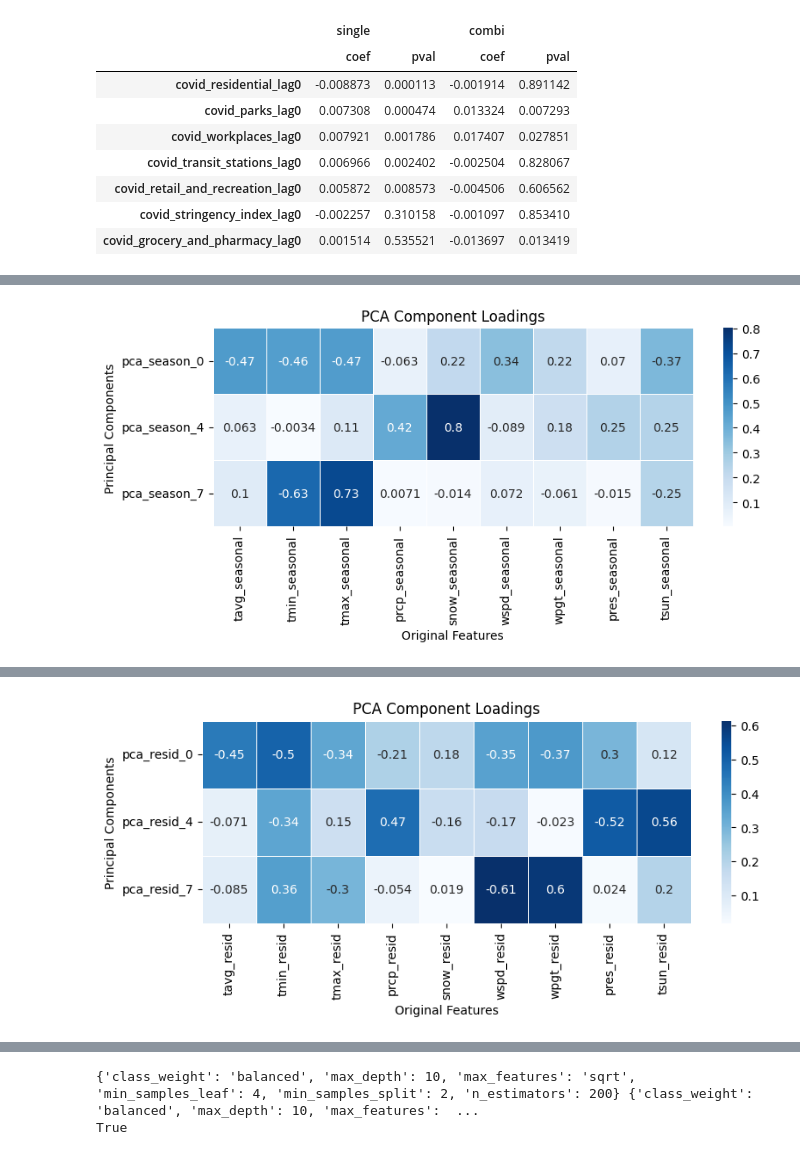
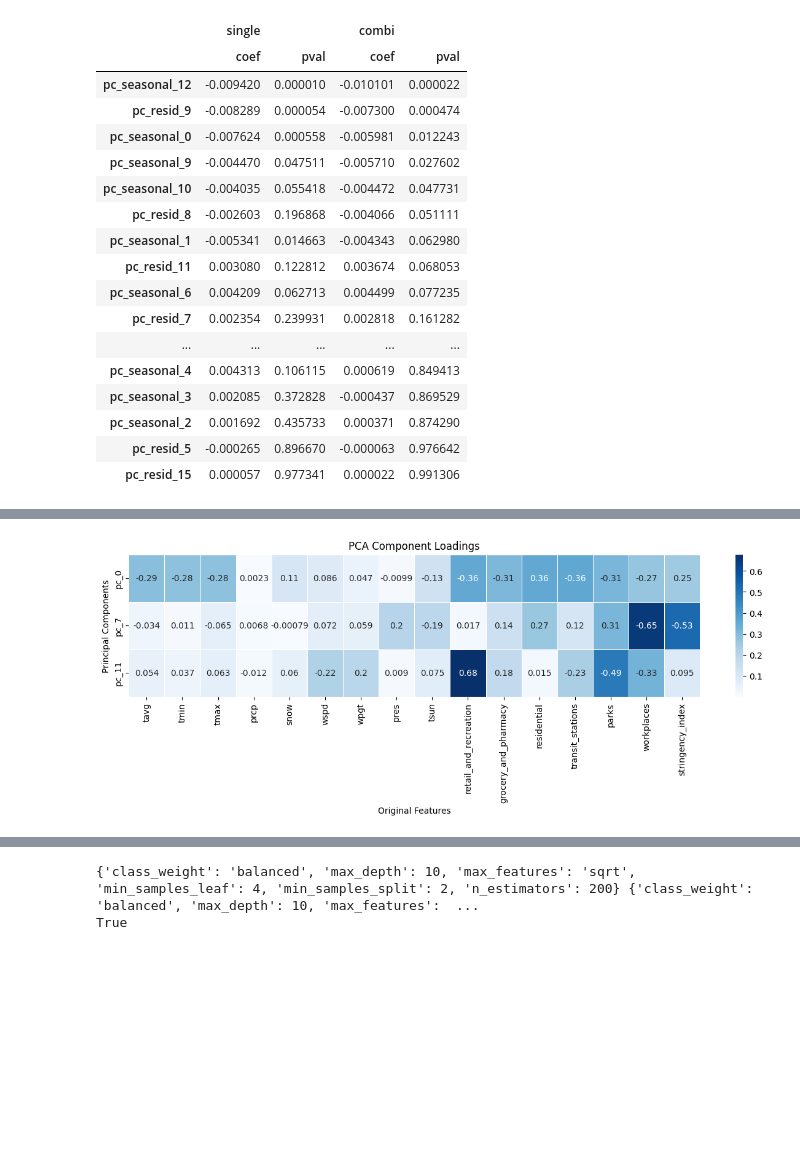
Before and after one commit to davidpomerenke/protest-impact, a Jupyter notebook: notebooks/instrumental_variable.ipynb, the cells around one changed output, grey strips where cells are left out. Saved outputs shown, nothing was run; the diff lists cells and outputs as text; code cells hidden in the pictures; blank space fills up the shorter version.

```diff
--- a/notebooks/instrumental_variable.ipynb
+++ b/notebooks/instrumental_variable.ipynb
@@ -81,17 +82,26 @@ get_coefficients("pc_weather_season")[0]
 # %%
 from src.models.instrumental_variable import get_coefficients
 
-get_coefficients("covid")[0]
+get_coefficients("pc_weather_covid_season")[0]
 # %% [output]
 |  | single |  | combi |  |
 |  | coef | pval | coef | pval |
-| covid_residential_lag0 | -0.008873 | 0.000113 | -0.001914 | 0.891142 |
-| covid_parks_lag0 | 0.007308 | 0.000474 | 0.013324 | 0.007293 |
-| covid_workplaces_lag0 | 0.007921 | 0.001786 | 0.017407 | 0.027851 |
-| covid_transit_stations_lag0 | 0.006966 | 0.002402 | -0.002504 | 0.828067 |
-| covid_retail_and_recreation_lag0 | 0.005872 | 0.008573 | -0.004506 | 0.606562 |
-| covid_stringency_index_lag0 | -0.002257 | 0.310158 | -0.001097 | 0.853410 |
-| covid_grocery_and_pharmacy_lag0 | 0.001514 | 0.535521 | -0.013697 | 0.013419 |
+| pc_seasonal_12 | -0.009420 | 0.000010 | -0.010101 | 0.000022 |
+| pc_resid_9 | -0.008289 | 0.000054 | -0.007300 | 0.000474 |
+| pc_seasonal_0 | -0.007624 | 0.000558 | -0.005981 | 0.012243 |
+| pc_seasonal_9 | -0.004470 | 0.047511 | -0.005710 | 0.027602 |
+| pc_seasonal_10 | -0.004035 | 0.055418 | -0.004472 | 0.047731 |
+| pc_resid_8 | -0.002603 | 0.196868 | -0.004066 | 0.051111 |
+| pc_seasonal_1 | -0.005341 | 0.014663 | -0.004343 | 0.062980 |
+| pc_resid_11 | 0.003080 | 0.122812 | 0.003674 | 0.068053 |
+| pc_seasonal_6 | 0.004209 | 0.062713 | 0.004499 | 0.077235 |
+| pc_resid_7 | 0.002354 | 0.239931 | 0.002818 | 0.161282 |
+| ... | ... | ... | ... | ... |
+| pc_seasonal_4 | 0.004313 | 0.106115 | 0.000619 | 0.849413 |
+| pc_seasonal_3 | 0.002085 | 0.372828 | -0.000437 | 0.869529 |
+| pc_seasonal_2 | 0.001692 | 0.435733 | 0.000371 | 0.874290 |
+| pc_resid_5 | -0.000265 | 0.896670 | -0.000063 | 0.976642 |
+| pc_resid_15 | 0.000057 | 0.977341 | 0.000022 | 0.991306 |
 # %%
 import matplotlib.pyplot as plt
 import seaborn as sns
@@ -101,7 +111,7 @@ from src.models.time_series import get_lagged_df
 
 loadings_dfs = get_lagged_df(
     "media_combined_protest",
-    instruments="pc_weather_season",
+    instruments="pc_weather_covid",
     lags=range(-7, 1),
     step=1,
     cumulative=True,
@@ -112,10 +122,12 @@ loadings_dfs = get_lagged_df(
 )
 for loadings_df in loadings_dfs:
     display(loadings_df)
-    plt.figure(figsize=(9, 3))
-    loadings = loadings_df.iloc[[0, 4, 7]]
-    loadings.columns = loadings.columns.str.replace("weather_", "").str.replace(
-        "_lag0", ""
+    plt.figure(figsize=(15, 3))
+    loadings = loadings_df.iloc[[0, 7, 11]]
+    loadings.columns = (
+        loadings.columns.str.replace("weather_", "")
+        .str.replace("covid_", "")
+        .str.replace("_lag0", "")
     )
     sns.heatmap(loadings.abs(), annot=loadings, cmap="Blues", linewidths=0.5)
     plt.title("PCA Component Loadings")
@@ -136 +155 @@ for loadings_df in loadings_dfs:
-[figure, old version]
+[figure, new version]
@@ -147,4 +156,3 @@ for loadings_df in loadings_dfs:
-[figure, removed]
 # %%
 import matplotlib.pyplot as plt
 
```
Also changed, not shown: parts of 9 cells of this notebook, 2 other files.
